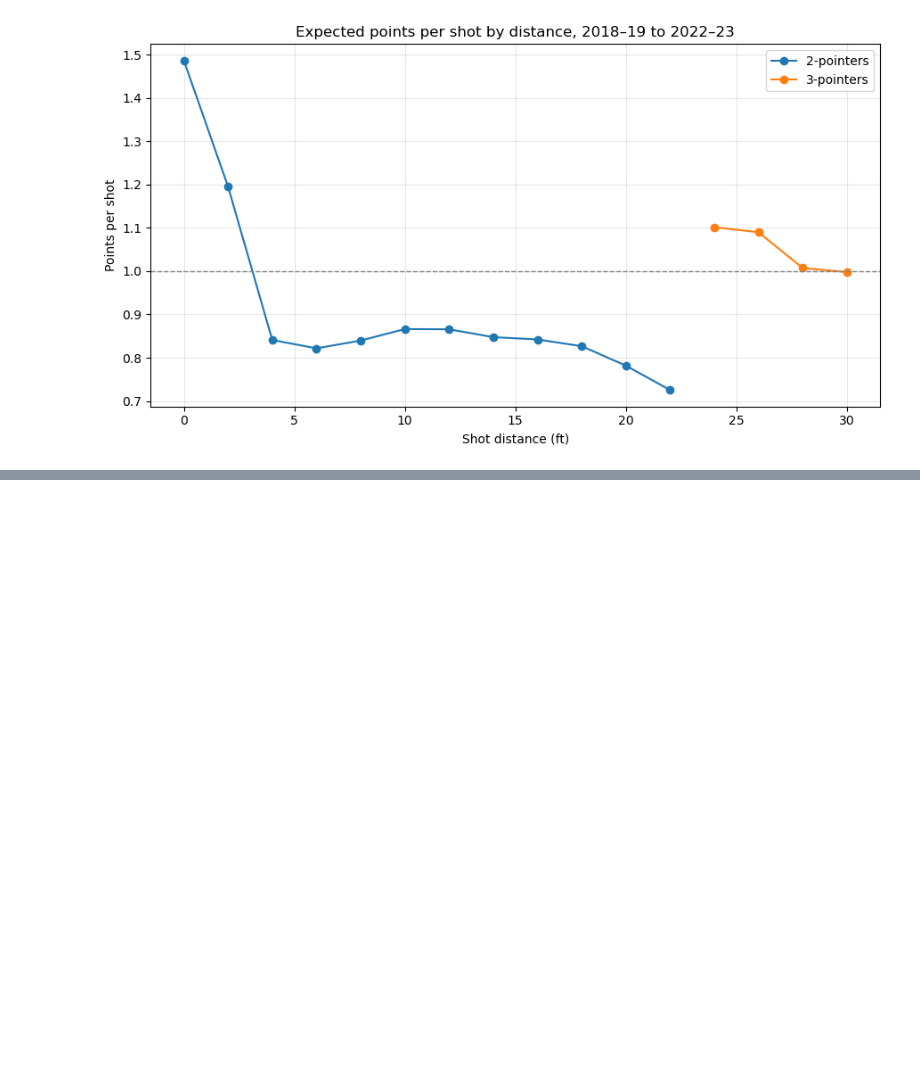
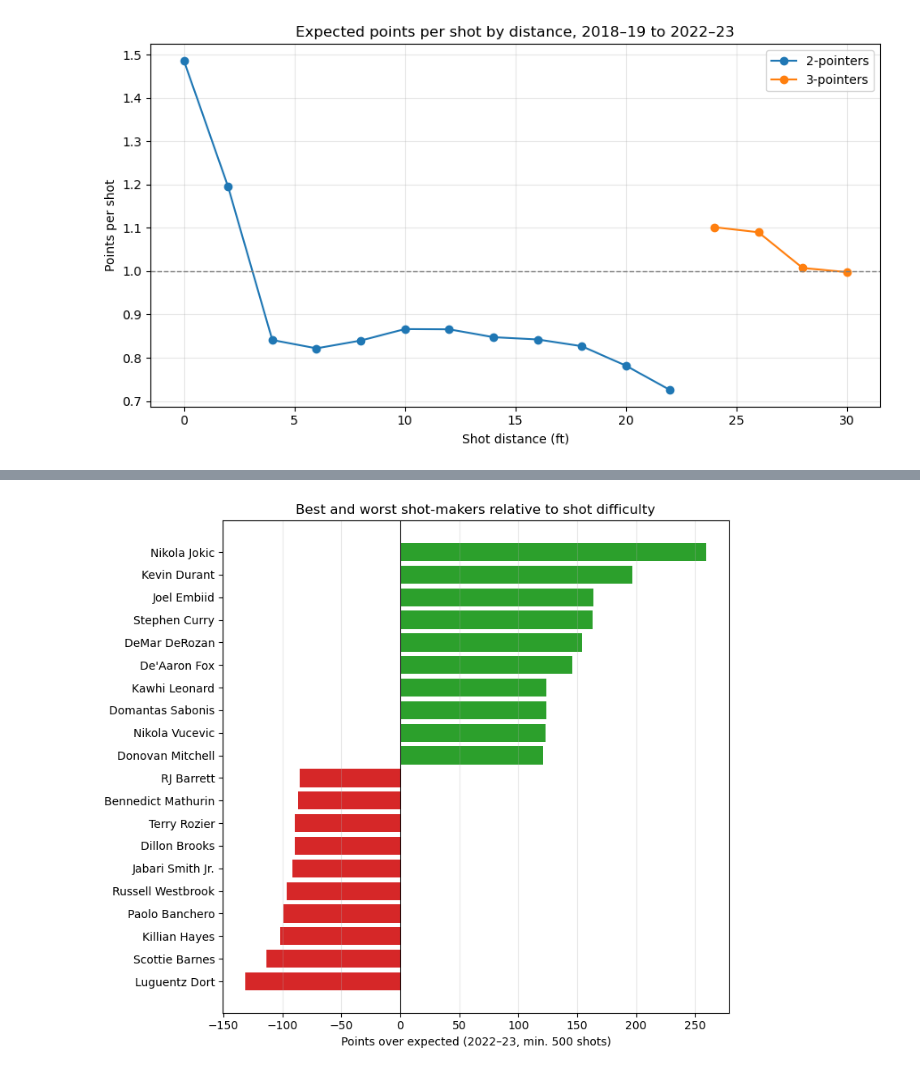
Before and after one commit to marcowarma/NBA-Shot-Quality, a Jupyter notebook: notebooks/01_explore.ipynb, the cells around one changed output, grey strips where cells are left out. Saved outputs shown, nothing was run; the diff lists cells and outputs as text; code cells hidden in the pictures; blank space fills up the shorter version.

```diff
--- a/notebooks/01_explore.ipynb
+++ b/notebooks/01_explore.ipynb
@@ -366,0 +441,17 @@ plt.show()
+# %%
+leaders = con.sql("""
+SELECT player,
+       COUNT(*)                                   AS shots,
+       ROUND(AVG(made), 3)                        AS fg_pct,
+       ROUND(AVG(xfg), 3)                         AS expected_fg_pct,
+       ROUND(SUM(pts - xpts), 1)                  AS pts_over_expected,
+       ROUND(100 * SUM(pts - xpts) / COUNT(*), 1) AS poe_per_100
+FROM shots_scored
+WHERE season = 2022
+GROUP BY player_id, player
+HAVING COUNT(*) >= 500
+ORDER BY pts_over_expected DESC
+""").df()
+
+print("Top 10"); display(leaders.head(10))
+print("Bottom 10"); display(leaders.tail(10))
@@ -366,0 +483,17 @@ plt.show()
+# %%
+top = leaders.head(10)
+bot = leaders.tail(10)
+plot_df = pd.concat([top, bot]).sort_values('pts_over_expected')
+
+fig, ax = plt.subplots(figsize=(8, 7))
+colors = ['#d62728' if v < 0 else '#2ca02c' for v in plot_df['pts_over_expected']]
+ax.barh(plot_df['player'], plot_df['pts_over_expected'], color=colors)
+ax.axvline(0, color='black', linewidth=0.8)
+ax.set_xlabel('Points over expected (2022–23, min. 500 shots)')
+ax.set_title('Best and worst shot-makers relative to shot difficulty')
+ax.grid(axis='x', alpha=0.3)
+plt.tight_layout()
+plt.savefig('../figures/points_over_expected_2022_23.png', dpi=200)
+plt.show()
+# %% [output]
+[figure, added]
```
Also changed, not shown: parts of 5 cells of this notebook, 3 other files.
